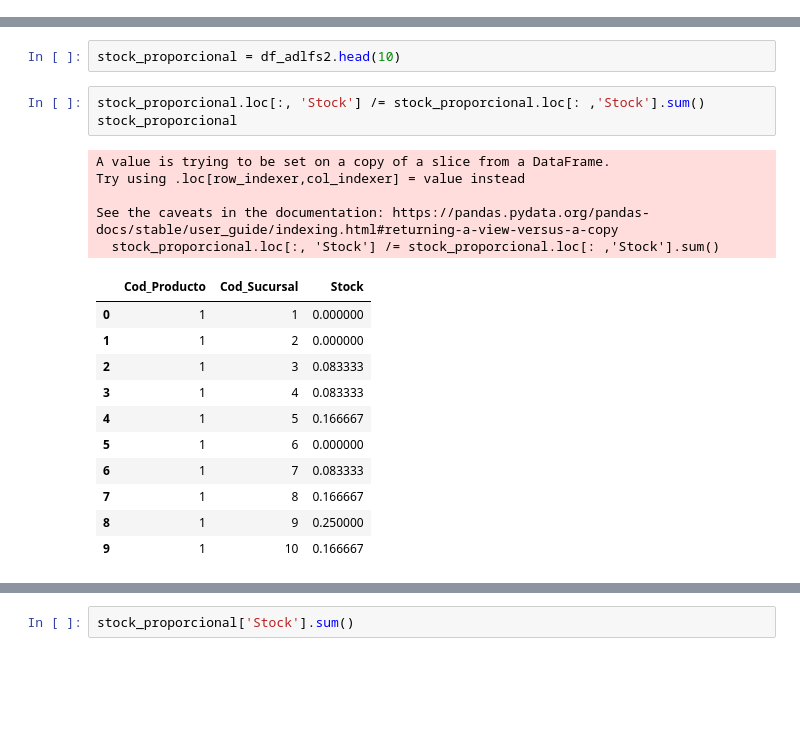
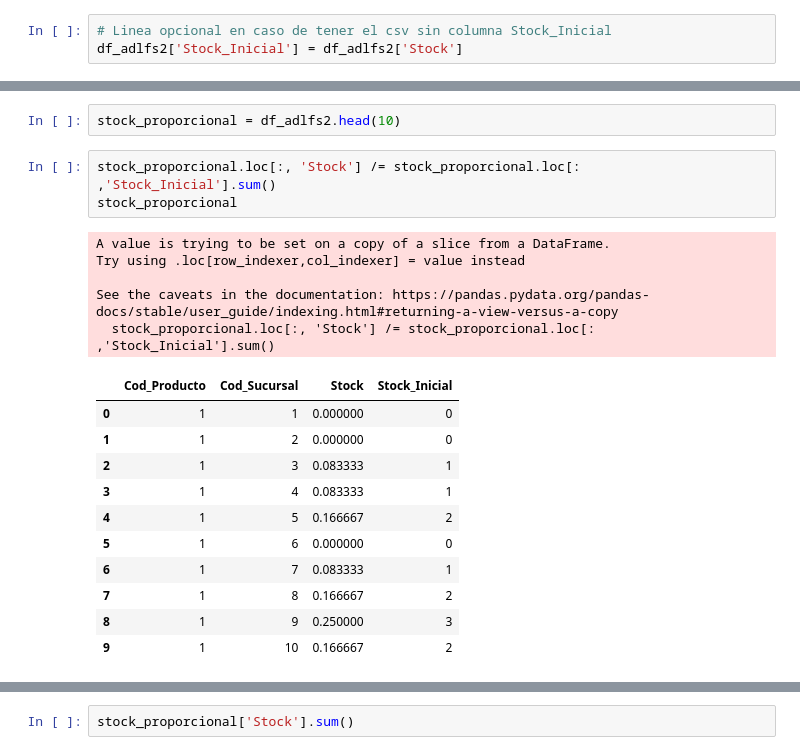
Before and after one commit to federicopfund/data-engineer, a Jupyter notebook: dataframes.ipynb, the cells around one changed output, grey strips where cells are left out. Drawn from its saved outputs; the diff is of its cells as text; blank space fills up the shorter version.

```diff
--- a/dataframes.ipynb
+++ b/dataframes.ipynb
@@ -138,6 +138,9 @@ datalake_account_access_key = config['datalake']['datalake_account_access_key']
 df_adlfs = pd.read_csv(f'abfs://{datalake_container}@{datalake_account_name}.dfs.core.windows.net/Producto_Unico.csv',storage_options = {'account_key': datalake_account_access_key})
 # %%
 df_adlfs2 = pd.read_csv(f'abfs://{datalake_container}@{datalake_account_name}.dfs.core.windows.net/Producto_Sucursales.csv',storage_options = {'account_key': datalake_account_access_key})
+# %%
+# Linea opcional en caso de tener el csv sin columna Stock_Inicial
+df_adlfs2['Stock_Inicial'] = df_adlfs2['Stock']
 # %%
 df_adlfs2['Stock'].head(10)
 # %% [output]
@@ -161,25 +164,25 @@ import math
 # %%
 stock_proporcional = df_adlfs2.head(10)
 # %%
-stock_proporcional.loc[:, 'Stock'] /= stock_proporcional.loc[: ,'Stock'].sum()
+stock_proporcional.loc[:, 'Stock'] /= stock_proporcional.loc[: ,'Stock_Inicial'].sum()
 stock_proporcional
 # %% [output]
 A value is trying to be set on a copy of a slice from a DataFrame.
 Try using .loc[row_indexer,col_indexer] = value instead
 
 See the caveats in the documentation: https://pandas.pydata.org/pandas-docs/stable/user_guide/indexing.html#returning-a-view-versus-a-copy
-  stock_proporcional.loc[:, 'Stock'] /= stock_proporcional.loc[: ,'Stock'].sum()
+  stock_proporcional.loc[:, 'Stock'] /= stock_proporcional.loc[: ,'Stock_Inicial'].sum()
-|  | Cod_Producto | Cod_Sucursal | Stock |
-| 0 | 1 | 1 | 0.000000 |
-| 1 | 1 | 2 | 0.000000 |
-| 2 | 1 | 3 | 0.083333 |
-| 3 | 1 | 4 | 0.083333 |
-| 4 | 1 | 5 | 0.166667 |
-| 5 | 1 | 6 | 0.000000 |
-| 6 | 1 | 7 | 0.083333 |
-| 7 | 1 | 8 | 0.166667 |
-| 8 | 1 | 9 | 0.250000 |
-| 9 | 1 | 10 | 0.166667 |
+|  | Cod_Producto | Cod_Sucursal | Stock | Stock_Inicial |
+| 0 | 1 | 1 | 0.000000 | 0 |
+| 1 | 1 | 2 | 0.000000 | 0 |
+| 2 | 1 | 3 | 0.083333 | 1 |
+| 3 | 1 | 4 | 0.083333 | 1 |
+| 4 | 1 | 5 | 0.166667 | 2 |
+| 5 | 1 | 6 | 0.000000 | 0 |
+| 6 | 1 | 7 | 0.083333 | 1 |
+| 7 | 1 | 8 | 0.166667 | 2 |
+| 8 | 1 | 9 | 0.250000 | 3 |
+| 9 | 1 | 10 | 0.166667 | 2 |
 # %%
 stock_proporcional.loc[:, 'Stock'] = round(133*stock_proporcional.loc[:, 'Stock'], 0)
 stock_proporcional.loc[:, 'Stock'] = stock_proporcional.loc[:, 'Stock'].apply(lambda x: int(x))
```
Also changed, not shown: parts of 4 cells of this notebook, 3 other files.
